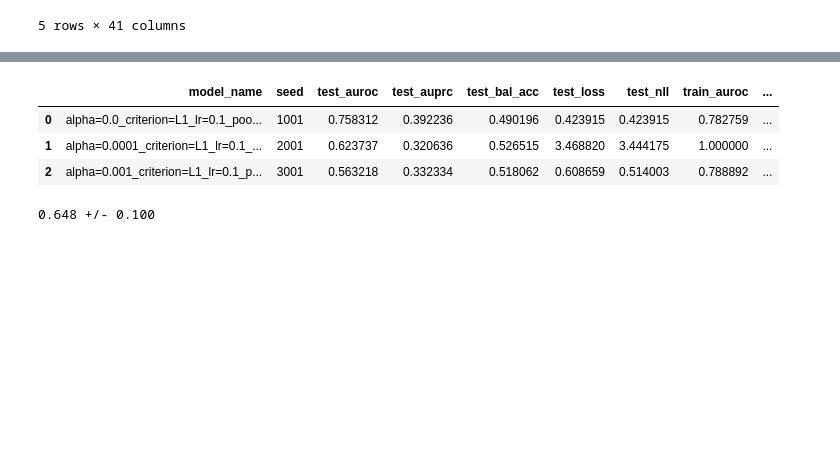
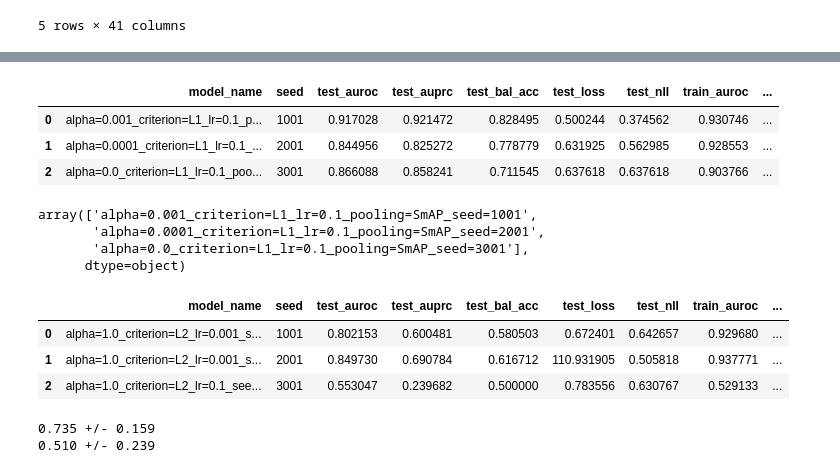
Before and after one commit to ethanharvey98/pooling, a Jupyter notebook: notebooks/oasis-3_ct.ipynb, the cells around one changed output, grey strips where cells are left out. Saved outputs shown, nothing was run; the diff lists cells and outputs as text; code cells hidden in the pictures; blank space fills up the shorter version.

```diff
--- a/notebooks/oasis-3_ct.ipynb
+++ b/notebooks/oasis-3_ct.ipynb
@@ -114,0 +170,17 @@ def print_job(
+# %%
+alphas = [1.0, 0.1, 0.01, 0.001, 0.0001, 1e-05, 1e-06, 0.0]
+batch_size = 4
+criterions = ['L2']
+dataset_dir = '/cluster/tufts/hugheslab/datasets/OASIS-3_MRI_numpy'
+epochs = 100
+experiments_dir = '/cluster/tufts/hugheslab/eharve06/pooling/experiments/OASIS-3_MRI_3D_ResNet-18'
+experiments_dir = '/cluster/tufts/hugheslab/eharve06/pooling/experiments/OASIS-3_MRI_OnTheDesign'
+lrs = [0.1, 0.01, 0.001, 0.0001]
+save = True
+seeds = [1001, 2001, 3001]
+weight_decay = 0.0
+
+for alpha, criterion, lr, seed in itertools.product(alphas, criterions, lrs, seeds):
+
+    print_job(alpha, batch_size, criterion, dataset_dir, epochs,
+              experiments_dir, lr, save, seed, weight_decay)
@@ -159,41 +230,89 @@ beta = 0.0
 batch_size = 64
 criterions = ['L1']
 dataset_dir = '/cluster/tufts/hugheslab/eharve06/encoded_OASIS-3_CT/ViT_B_16'
-#dataset_dir = '/cluster/tufts/hugheslab/eharve06/encoded_OASIS-3_MRI/ViT_B_16'
+dataset_dir = '/cluster/tufts/hugheslab/eharve06/encoded_OASIS-3_MRI/ViT_B_16'
 epochs = 1000
 embedding_level = False
 experiments_dir = '/cluster/tufts/hugheslab/eharve06/pooling/experiments/OASIS-3_CT_embedding_level=False'
 #experiments_dir = '/cluster/tufts/hugheslab/eharve06/pooling/experiments/OASIS-3_MRI_embedding_level=False'
+experiments_dir = '/cluster/tufts/hugheslab/eharve06/pooling/experiments/RSNA_embedding_level=True'
 lrs = [0.1, 0.01, 0.001, 0.0001]
-poolings = ['ABMIL']
+poolings = ['SmAP']
 save = True
 seeds = [1001, 2001, 3001]
 weight_decay = 0.0
 
 columns = ['model_name', 'seed', 'test_auroc', 'test_auprc', 'test_bal_acc', 'test_loss', 'test_nll', 'train_auroc', 'train_auprc', 'train_bal_acc', 'train_loss', 'train_nll', 'val_auroc', 'val_auprc', 'val_bal_acc', 'val_loss', 'val_nll']
 df = pd.DataFrame(columns=columns)
 
 for alpha, criterion, lr, pooling, seed in itertools.product(alphas, criterions, lrs, poolings, seeds):
 
     model_name = f'alpha={alpha}_criterion={criterion}_lr={lr}_pooling={pooling}_seed={seed}'
 
     if os.path.exists(f'{experiments_dir}/{model_name}.csv'):
         temp_df = pd.read_csv(f'{experiments_dir}/{model_name}.csv')
         if len(temp_df[temp_df.train_auroc > temp_df.val_auroc]):
             index = temp_df[temp_df.train_auroc > temp_df.val_auroc].val_auroc.idxmax()
             row = [model_name, seed, temp_df.test_auroc.values[index], temp_df.test_auprc.values[index], temp_df.test_bal_acc.values[index], temp_df.test_loss.values[index], temp_df.test_nll.values[index], temp_df.train_auroc.values[index], temp_df.train_auprc.values[index], temp_df.train_bal_acc.values[index], temp_df.train_loss.values[index], temp_df.train_nll.values[index], temp_df.val_auroc.values[index], temp_df.val_auprc.values[index], temp_df.val_bal_acc.values[index], temp_df.val_loss.values[index], temp_df.val_nll.values[index]]
             df.loc[len(df)] = row
 
 indices = df.groupby(['seed'])['val_auroc'].idxmax()
 df = df.loc[indices].reset_index(drop=True)
 
 df.head()
 # %% [output]
 |  | model_name | seed | test_auroc | test_auprc | test_bal_acc | test_loss | test_nll | train_auroc | ... |
-| 0 | alpha=0.0_criterion=L1_lr=0.1_poo... | 1001 | 0.758312 | 0.392236 | 0.490196 | 0.423915 | 0.423915 | 0.782759 | ... |
-| 1 | alpha=0.0001_criterion=L1_lr=0.1_... | 2001 | 0.623737 | 0.320636 | 0.526515 | 3.468820 | 3.444175 | 1.000000 | ... |
-| 2 | alpha=0.001_criterion=L1_lr=0.1_p... | 3001 | 0.563218 | 0.332334 | 0.518062 | 0.608659 | 0.514003 | 0.788892 | ... |
+| 0 | alpha=0.001_criterion=L1_lr=0.1_p... | 1001 | 0.917028 | 0.921472 | 0.828495 | 0.500244 | 0.374562 | 0.930746 | ... |
+| 1 | alpha=0.0001_criterion=L1_lr=0.1_... | 2001 | 0.844956 | 0.825272 | 0.778779 | 0.631925 | 0.562985 | 0.928553 | ... |
+| 2 | alpha=0.0_criterion=L1_lr=0.1_poo... | 3001 | 0.866088 | 0.858241 | 0.711545 | 0.637618 | 0.637618 | 0.903766 | ... |
+# %%
+df.model_name.values
+# %% [output]
+array(['alpha=0.001_criterion=L1_lr=0.1_pooling=SmAP_seed=1001',
+       'alpha=0.0001_criterion=L1_lr=0.1_pooling=SmAP_seed=2001',
+       'alpha=0.0_criterion=L1_lr=0.1_pooling=SmAP_seed=3001'],
+      dtype=object)
+# %%
+alphas = [1.0, 0.1, 0.01, 0.001, 0.0001, 1e-05, 1e-06, 0.0]
+beta = 0.0
+batch_size = 64
+criterions = ['L2']
+dataset_dir = '/cluster/tufts/hugheslab/datasets/OASIS-3_MRI_numpy'
+epochs = 1000
+embedding_level = False
+experiments_dir = '/cluster/tufts/hugheslab/eharve06/pooling/experiments/OASIS-3_MRI_3D_ResNet-18'
+experiments_dir = '/cluster/tufts/hugheslab/eharve06/pooling/experiments/OASIS-3_MRI_OnTheDesign'
+lrs = [0.1, 0.01, 0.001, 0.0001]
+save = True
+seeds = [1001, 2001, 3001]
+weight_decay = 0.0
+
+columns = ['model_name', 'seed', 'test_auroc', 'test_auprc', 'test_bal_acc', 'test_loss', 'test_nll', 'train_auroc', 'train_auprc', 'train_bal_acc', 'train_loss', 'train_nll', 'val_auroc', 'val_auprc', 'val_bal_acc', 'val_loss', 'val_nll']
+df = pd.DataFrame(columns=columns)
+
+for alpha, criterion, lr, seed in itertools.product(alphas, criterions, lrs, seeds):
+
+    model_name = f'alpha={alpha}_criterion={criterion}_lr={lr}_seed={seed}'
+
+    if os.path.exists(f'{experiments_dir}/{model_name}.csv'):
+        temp_df = pd.read_csv(f'{experiments_dir}/{model_name}.csv')
+        if len(temp_df[temp_df.train_auroc > temp_df.val_auroc]):
+            index = temp_df[temp_df.train_auroc > temp_df.val_auroc].val_auroc.idxmax()
+            row = [model_name, seed, temp_df.test_auroc.values[index], temp_df.test_auprc.values[index], temp_df.test_bal_acc.values[index], temp_df.test_loss.values[index], temp_df.test_nll.values[index], temp_df.train_auroc.values[index], temp_df.train_auprc.values[index], temp_df.train_bal_acc.values[index], temp_df.train_loss.values[index], temp_df.train_nll.values[index], temp_df.val_auroc.values[index], temp_df.val_auprc.values[index], temp_df.val_bal_acc.values[index], temp_df.val_loss.values[index], temp_df.val_nll.values[index]]
+            df.loc[len(df)] = row
+
+indices = df.groupby(['seed'])['val_auroc'].idxmax()
+df = df.loc[indices].reset_index(drop=True)
+
+df.head()
+# %% [output]
+|  | model_name | seed | test_auroc | test_auprc | test_bal_acc | test_loss | test_nll | train_auroc | ... |
+| 0 | alpha=1.0_criterion=L2_lr=0.001_s... | 1001 | 0.802153 | 0.600481 | 0.580503 | 0.672401 | 0.642657 | 0.929680 | ... |
+| 1 | alpha=1.0_criterion=L2_lr=0.001_s... | 2001 | 0.849730 | 0.690784 | 0.616712 | 110.931905 | 0.505818 | 0.937771 | ... |
+| 2 | alpha=1.0_criterion=L2_lr=0.1_see... | 3001 | 0.553047 | 0.239682 | 0.500000 | 0.783556 | 0.630767 | 0.529133 | ... |
 # %%
 print(f"{df.test_auroc.mean():.3f} +/- {df.test_auroc.std():.3f}")
+print(f"{df.test_auprc.mean():.3f} +/- {df.test_auprc.std():.3f}")
 # %% [output]
-0.648 +/- 0.100
+0.735 +/- 0.159
+0.510 +/- 0.239
```
Also changed, not shown: parts of 19 cells of this notebook, 53 other files.
